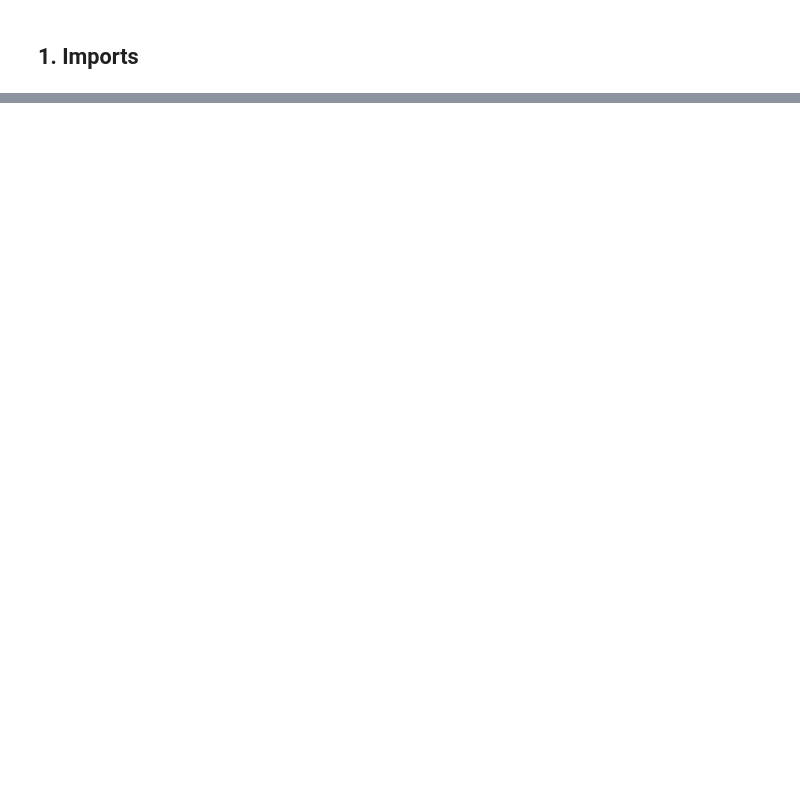
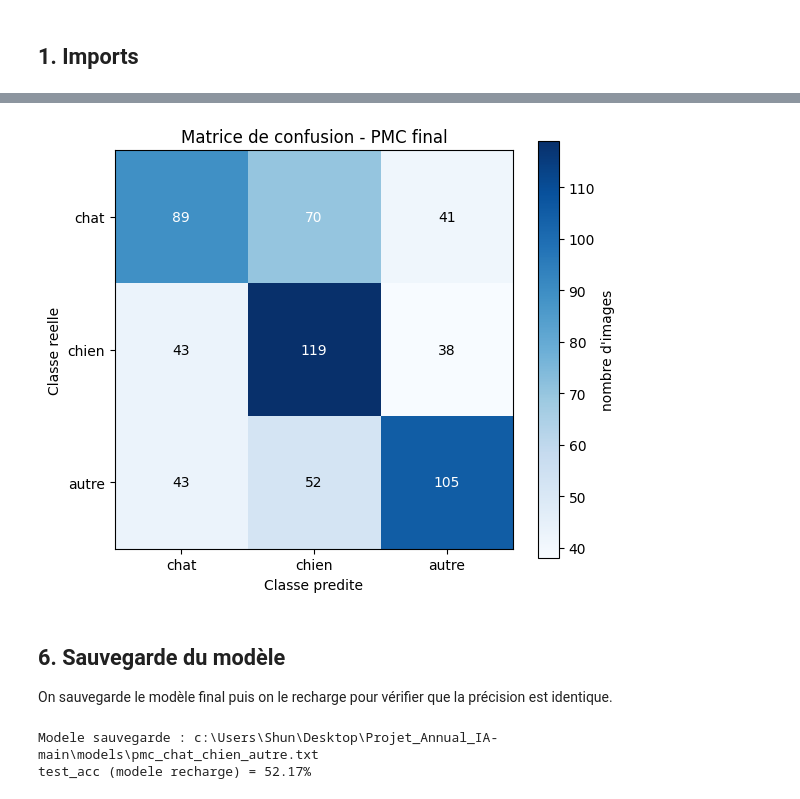
Before and after one commit to AbdelkrimAKKAL/Projet_Annual_IA, a Jupyter notebook: jupyter/pmc.ipynb, the cells around one changed output, grey strips where cells are left out. Saved outputs shown, nothing was run; the diff lists cells and outputs as text; code cells hidden in the pictures; blank space fills up the shorter version.

```diff
--- a/jupyter/pmc.ipynb
+++ b/jupyter/pmc.ipynb
@@ -311,0 +128,18 @@ Modèle sauvegardé : c:\Users\Shun\Desktop\Projet_Annual_IA\python\..\models\pm
+# %%
+# Meilleure config
+best_resolution, best_couleur, meilleur_epoch, _ = recap[0]
+X_train, Y_train, X_test, Y_test = configs[(best_resolution, best_couleur)]
+nb_entrees_best = best_resolution * best_resolution * (3 if best_couleur else 1)
+
+lrs = [0.1, 0.01, 0.001, 0.0001, 0.00001]
+accs_lr = []
+
+for lr in lrs:
+    init(nb_entrees_best, 16, NB_CLASSES)
+    entrainer(X_train, Y_train, epochs=meilleur_epoch, alpha=lr)
+    accs_lr.append(precision_pmc(X_test, Y_test, NB_CLASSES))
+    print(f'lr={lr} -> test={accs_lr[-1]:.2f}%')
+
+meilleur_lr = lrs[int(np.argmax(accs_lr))]
+courbe(lrs, accs_lr, 'learning rate', 'precision test (%)', 'Effet du learning rate', log=True)
+print(f'Meilleur lr : {meilleur_lr}')
@@ -311,0 +174,51 @@ Modèle sauvegardé : c:\Users\Shun\Desktop\Projet_Annual_IA\python\..\models\pm
+# %%
+noms_classes = ['chat', 'chien', 'autre']
+
+def matrice_confusion(X, Y, nb_classes=3):
+    matrice = np.zeros((nb_classes, nb_classes), dtype=int)
+    for x, y_vrai in zip(X, Y):
+        y_pred = int(np.argmax(predire(x, nb_classes)))
+        y_reel = int(np.argmax(y_vrai))
+        matrice[y_reel][y_pred] += 1
+    return matrice
+
+cm = matrice_confusion(X_test, Y_test)
+
+fig, ax = plt.subplots(figsize=(6, 5))
+im = ax.imshow(cm, cmap='Blues')
+ax.set_xticks(range(len(noms_classes)))
+ax.set_yticks(range(len(noms_classes)))
+ax.set_xticklabels(noms_classes)
+ax.set_yticklabels(noms_classes)
+ax.set_xlabel('Classe predite')
+ax.set_ylabel('Classe reelle')
+ax.set_title('Matrice de confusion - PMC final')
+
+seuil = cm.max() / 2
+for i in range(cm.shape[0]):
+    for j in range(cm.shape[1]):
+        couleur_texte = 'white' if cm[i, j] > seuil else 'black'
+        ax.text(j, i, cm[i, j], ha='center', va='center', color=couleur_texte)
+
+fig.colorbar(im, ax=ax, label="nombre d'images")
+plt.tight_layout()
+plt.show()
+# %% [output]
+[figure, added]
+# %% [markdown]
+## 6. Sauvegarde du modèle
+
+On sauvegarde le modèle final puis on le recharge pour vérifier que la précision est identique.
+# %%
+chemin = os.path.join(project_root, 'models', 'pmc_chat_chien_autre.txt')
+os.makedirs(os.path.dirname(chemin), exist_ok=True)
+pmc_lib.py_sauvegarder(chemin.encode())
+print(f'Modele sauvegarde : {chemin}')
+
+# Rechargement et verification
+pmc_lib.py_charger(chemin.encode())
+acc_recharge = precision_pmc(X_test, Y_test, NB_CLASSES)
+print(f'test_acc (modele recharge) = {acc_recharge:.2f}%')
+# %% [output]
+Modele sauvegarde : c:\Users\Shun\Desktop\Projet_Annual_IA-main\models\pmc_chat_chien_autre.txt
+test_acc (modele recharge) = 52.17%
```
Also changed, not shown: parts of 38 cells of this notebook, 4 other files.
